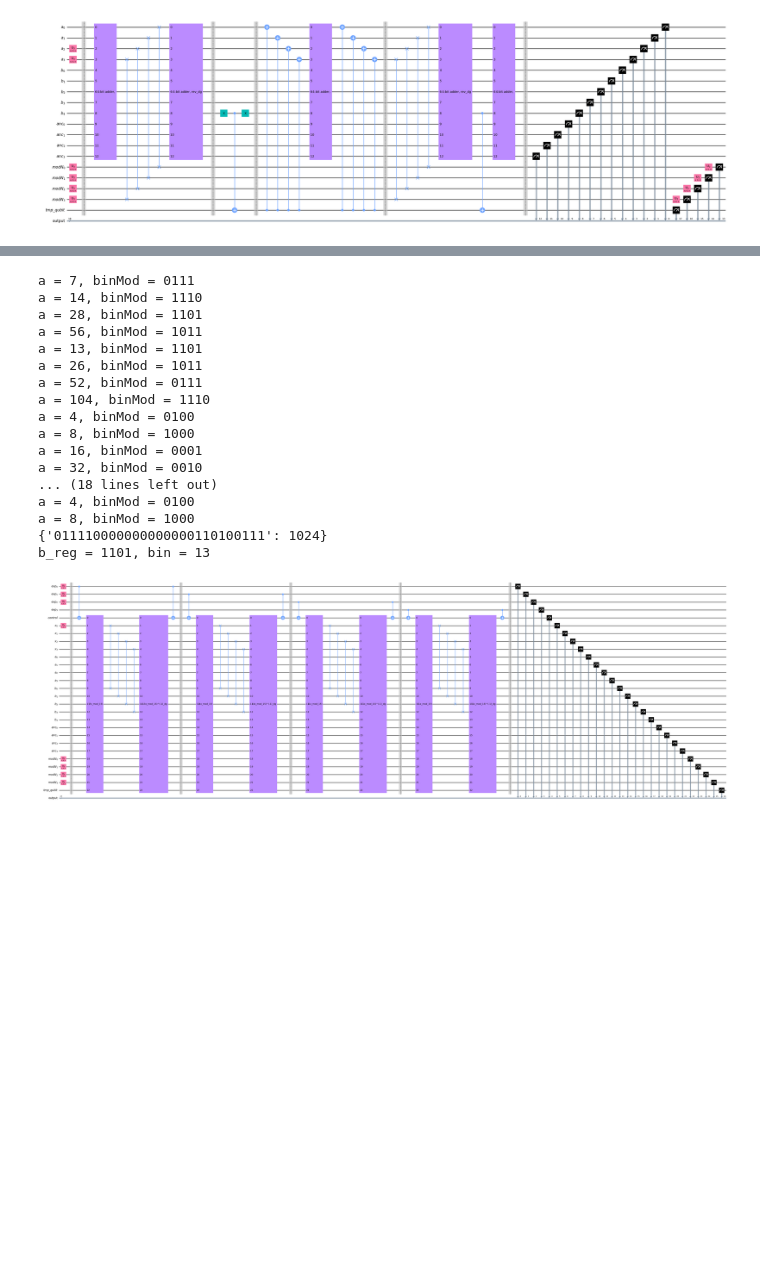
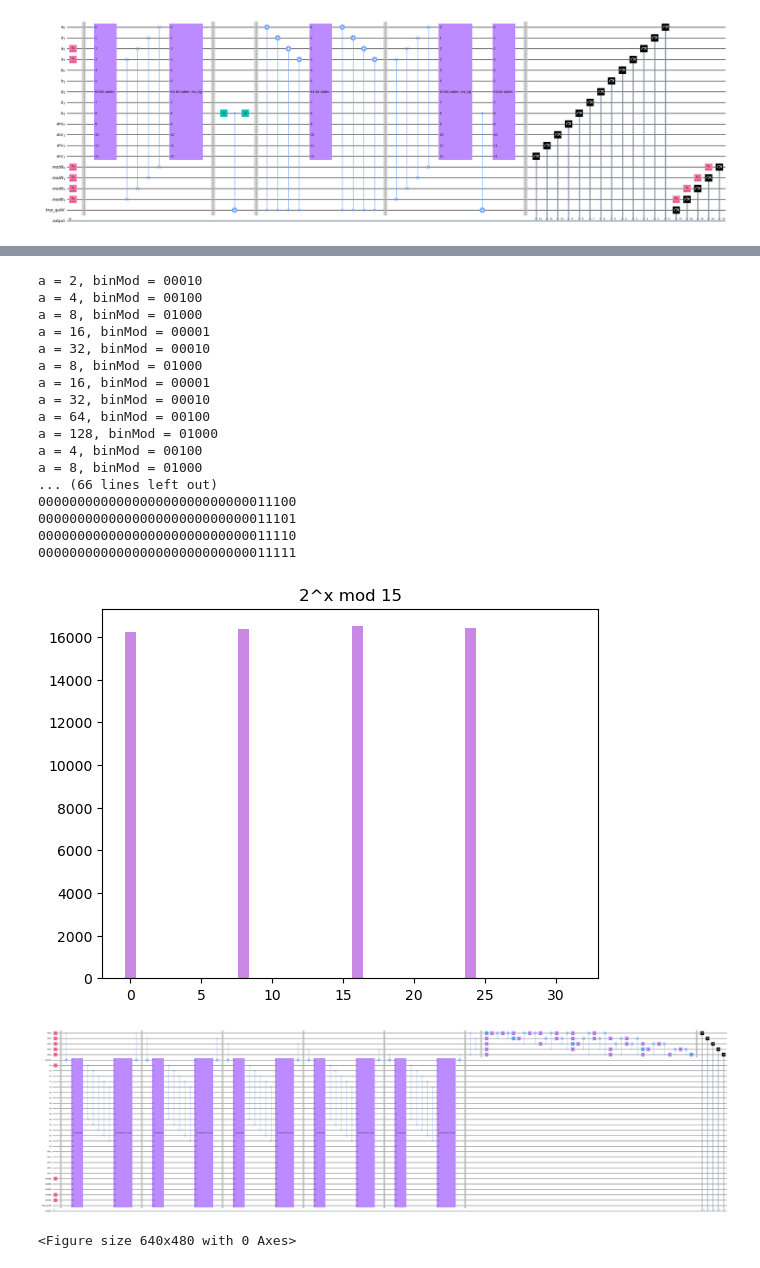
Before and after one commit to JuliuszSyrewicz/quantumFactorization, a Jupyter notebook: QFT.ipynb, the cells around one changed output, grey strips where cells are left out. Cells and saved outputs as stored; diff of their text form; code cells hidden in the pictures; blank space fills up the shorter version.

```diff
--- a/QFT.ipynb
+++ b/QFT.ipynb
@@ -225,61 +227,65 @@ qc.decompose(reps=reps).draw(output="mpl", fold=-1, scale=0.3, filename="circuit
 [figure]
 # %%
 # modular exponentiation mod N
-n = 4
-no_qubits = 6 * n + 3
+n = 5
+len_exp = n
+no_qubits = len_exp + 5 * n + 3
 
-reg_exp = QuantumRegister(n, name = "exp")
+reg_exp = QuantumRegister(len_exp, name = "exp")
 reg_c_qubit = QuantumRegister(1, name="control")
 reg_x = QuantumRegister(n, name="x")
 reg_a = QuantumRegister(n, name="a")
 reg_b = QuantumRegister(n + 1, name="b")
 reg_anc = QuantumRegister(n, name="anc")
 reg_N = QuantumRegister(n, name="modN")
 reg_tmp_qubit = QuantumRegister(1, name="tmp_qubit")
 cr = ClassicalRegister(no_qubits, name="output")
 
 
-g = 7
+g = 2
+
+# use numpy nonzero to convert N into gates
 N = 15
 
 qc = QuantumCircuit(reg_exp, reg_c_qubit, reg_x, reg_a, reg_b, reg_anc, reg_N, reg_tmp_qubit, cr)
 
-qc.x(reg_exp[i] for i in [0,1,2])
-qc.x(reg_N[i] for i in range(n))
+qc.h(reg_exp[i] for i in range(len_exp))
+qc.x(reg_N[i] for i in [0,3,4])
 qc.x(reg_x[0])
 
-qc.append(nbitModExponentiation(n, g, N, reg_exp, reg_c_qubit, reg_x, reg_a, reg_b, reg_anc, reg_N, reg_tmp_qubit), reg_exp[0:n] + reg_c_qubit[0:1] + reg_x[0:n] + reg_a[0:n] + reg_b[0:n + 1] + reg_anc[0:n] + reg_N[0:n] + reg_tmp_qubit[0:1])
+qc.append(nbitModExponentiation(n, g, N, reg_exp, reg_c_qubit, reg_x, reg_a, reg_b, reg_anc, reg_N, reg_tmp_qubit), reg_exp[0:len_exp] + reg_c_qubit[0:1] + reg_x[0:n] + reg_a[0:n] + reg_b[0:n + 1] + reg_anc[0:n] + reg_N[0:n] + reg_tmp_qubit[0:1])
 
-qc.measure(range(no_qubits), range(no_qubits))
+qc.append(nbitQFT(len_exp, reg_exp), reg_exp[0:len_exp])
+
+qc.measure(reg_exp[0:len_exp], cr[0:len_exp])
 
 simulator = Aer.get_backend('qasm_simulator')
-job_sim = simulator.run(qk.transpile(qc, simulator), shots=1024)
+job_sim = simulator.run(qk.transpile(qc, simulator), shots=2**16)
 result_sim = job_sim.result()
 counts = result_sim.get_counts(qc)
-print(counts)
 
-for key in counts:
-    b_reg = key[(4*n+2):5*n+2]
-    print("b_reg = {}, bin = {}".format(b_reg, int(b_reg, 2)))
+plotShor(no_qubits, len_exp, counts, g, N)
 
 reps = 1
 qc.decompose(reps=reps).draw(output="mpl", fold=-1, scale=1, filename="circuits/{}-bitModNExponentiation{}".format(n, "(decomposed)" if reps > 0 else ""))
 # %% [output]
-a = 7, binMod = 0111
-a = 14, binMod = 1110
-a = 28, binMod = 1101
-a = 56, binMod = 1011
-a = 13, binMod = 1101
-a = 26, binMod = 1011
-a = 52, binMod = 0111
-a = 104, binMod = 1110
-a = 4, binMod = 0100
-a = 8, binMod = 1000
-a = 16, binMod = 0001
-a = 32, binMod = 0010
-... (18 lines left out)
-a = 4, binMod = 0100
-a = 8, binMod = 1000
-{'011110000000000000110100111': 1024}
-b_reg = 1101, bin = 13
+a = 2, binMod = 00010
+a = 4, binMod = 00100
+a = 8, binMod = 01000
+a = 16, binMod = 00001
+a = 32, binMod = 00010
+a = 8, binMod = 01000
+a = 16, binMod = 00001
+a = 32, binMod = 00010
+a = 64, binMod = 00100
+a = 128, binMod = 01000
+a = 4, binMod = 00100
+a = 8, binMod = 01000
+... (66 lines left out)
+000000000000000000000000000011100
+000000000000000000000000000011101
+000000000000000000000000000011110
+000000000000000000000000000011111
-[figure, old version]
+[figure, new version]
+[figure, added]
+<Figure size 640x480 with 0 Axes>
```
Also changed, not shown: parts of 5 cells of this notebook.
